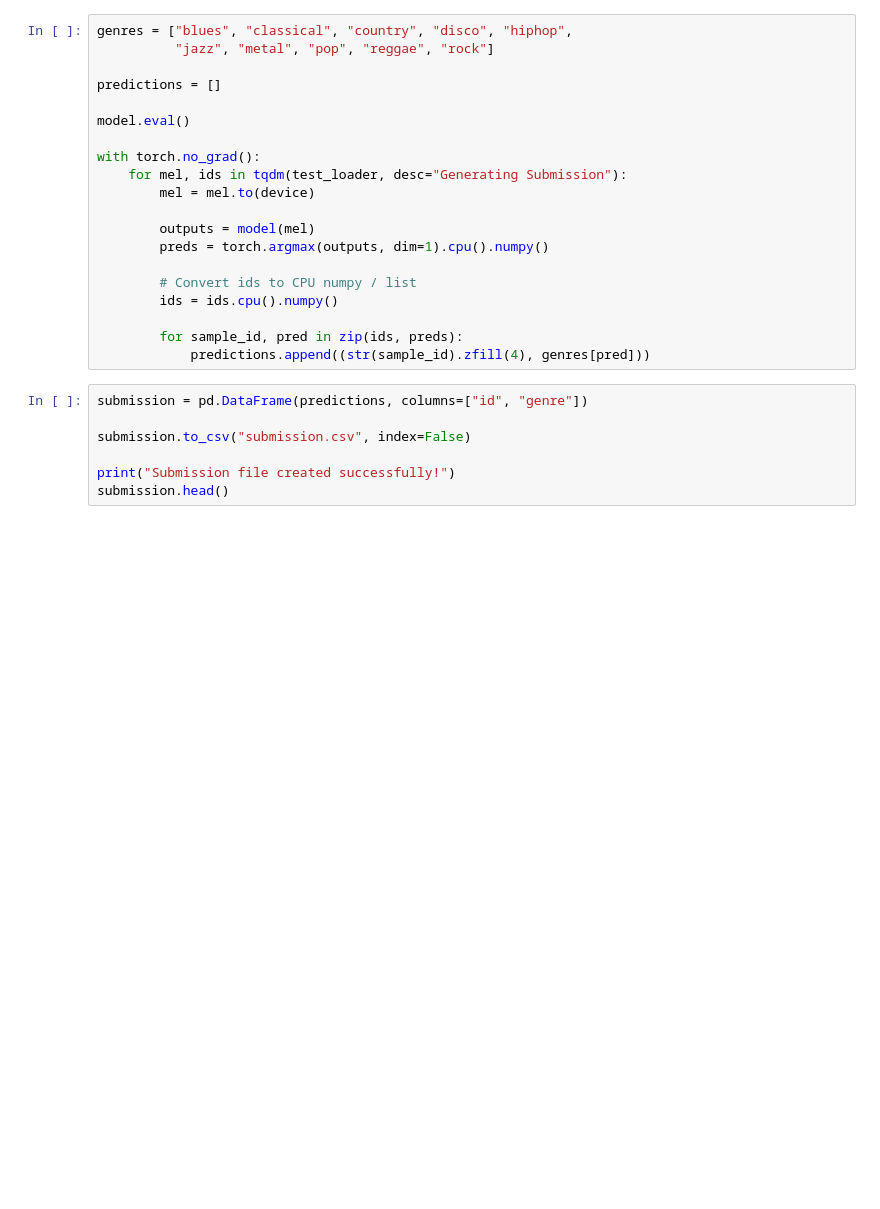
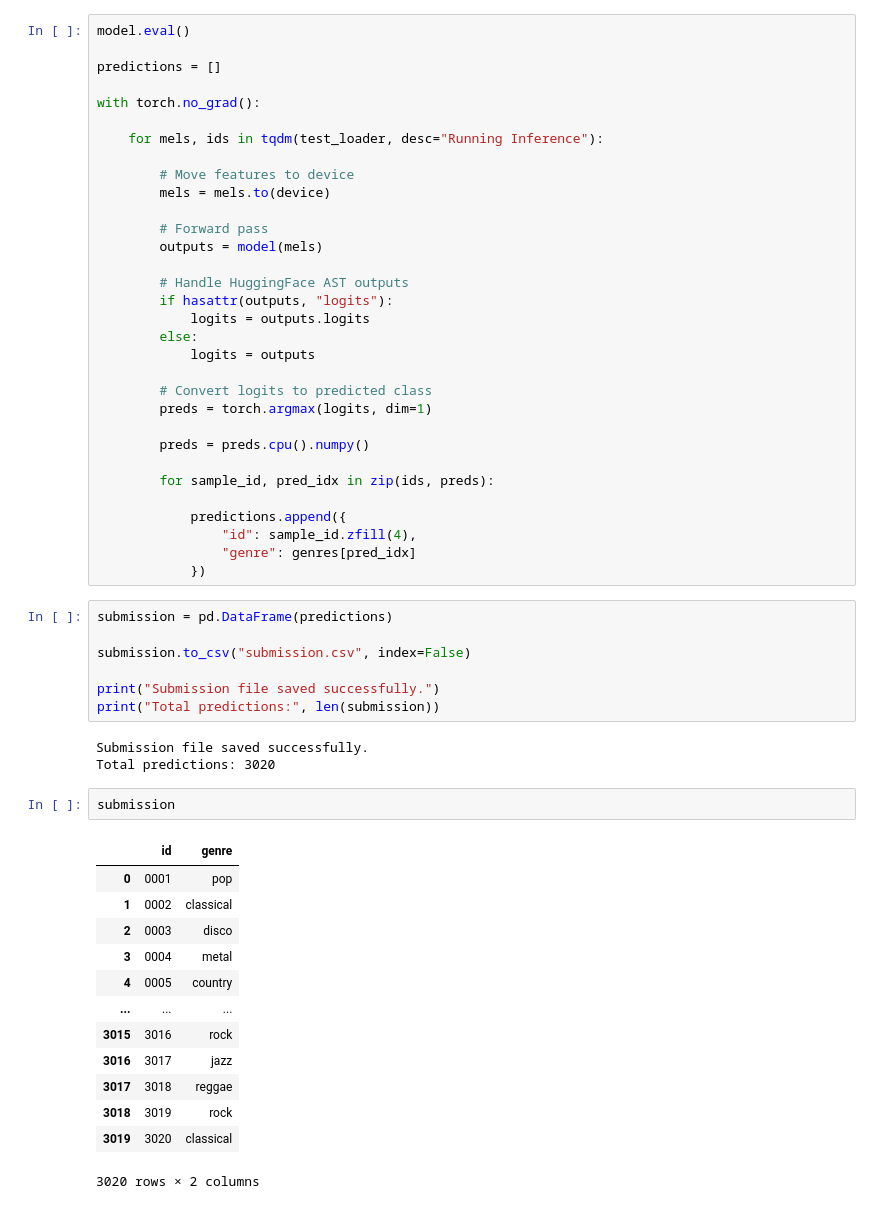
Before and after one commit to udit1567/DL-23f2002974-notebook-t12026, a Jupyter notebook: inference-notebook.ipynb, the cells around one changed output. Saved outputs shown, nothing was run; the diff lists cells and outputs as text; blank space fills up the shorter version.

```diff
--- a/inference-notebook.ipynb
+++ b/inference-notebook.ipynb
@@ -79,28 +182,59 @@ test_loader = DataLoader(
 )
 # %%
-genres = ["blues", "classical", "country", "disco", "hiphop",
-          "jazz", "metal", "pop", "reggae", "rock"]
+model.eval()
 
 predictions = []
 
-model.eval()
+with torch.no_grad():
 
-with torch.no_grad():
-    for mel, ids in tqdm(test_loader, desc="Generating Submission"):
-        mel = mel.to(device)
+    for mels, ids in tqdm(test_loader, desc="Running Inference"):
 
-        outputs = model(mel)
-        preds = torch.argmax(outputs, dim=1).cpu().numpy()
+        # Move features to device
+        mels = mels.to(device)
 
-        # Convert ids to CPU numpy / list
-        ids = ids.cpu().numpy()
+        # Forward pass
+        outputs = model(mels)
 
-        for sample_id, pred in zip(ids, preds):
-            predictions.append((str(sample_id).zfill(4), genres[pred]))
+        # Handle HuggingFace AST outputs
+        if hasattr(outputs, "logits"):
+            logits = outputs.logits
+        else:
+            logits = outputs
+
+        # Convert logits to predicted class
+        preds = torch.argmax(logits, dim=1)
+
+        preds = preds.cpu().numpy()
+
+        for sample_id, pred_idx in zip(ids, preds):
+
+            predictions.append({
+                "id": sample_id.zfill(4),
+                "genre": genres[pred_idx]
+            })
 # %%
-submission = pd.DataFrame(predictions, columns=["id", "genre"])
+submission = pd.DataFrame(predictions)
 
 submission.to_csv("submission.csv", index=False)
 
-print("Submission file created successfully!")
-submission.head()
+print("Submission file saved successfully.")
+print("Total predictions:", len(submission))
+# %% [output]
+Submission file saved successfully.
+Total predictions: 3020
+# %%
+submission
+# %% [output]
+|  | id | genre |
+| 0 | 0001 | pop |
+| 1 | 0002 | classical |
+| 2 | 0003 | disco |
+| 3 | 0004 | metal |
+| 4 | 0005 | country |
+| ... | ... | ... |
+| 3015 | 3016 | rock |
+| 3016 | 3017 | jazz |
+| 3017 | 3018 | reggae |
+| 3018 | 3019 | rock |
+| 3019 | 3020 | classical |
+3020 rows × 2 columns
```
Also changed, not shown: parts of 10 cells of this notebook.
